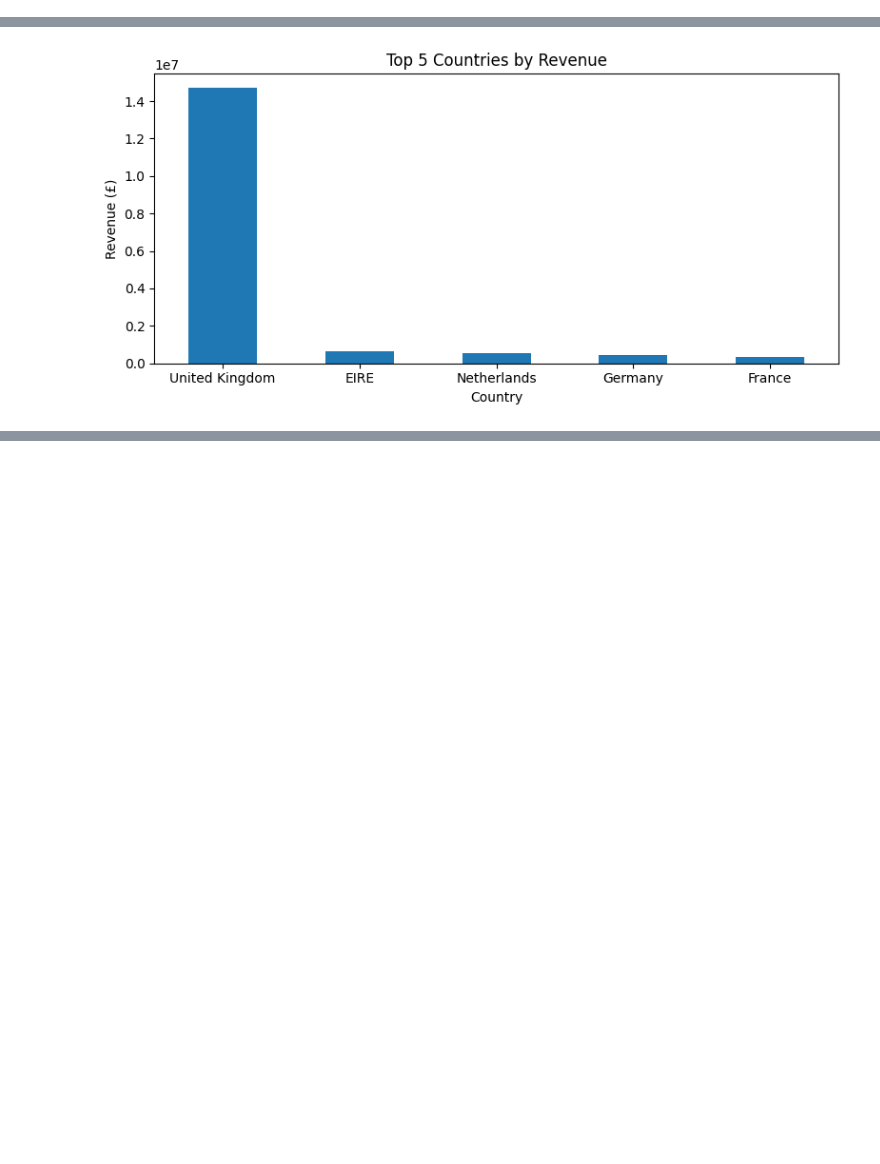
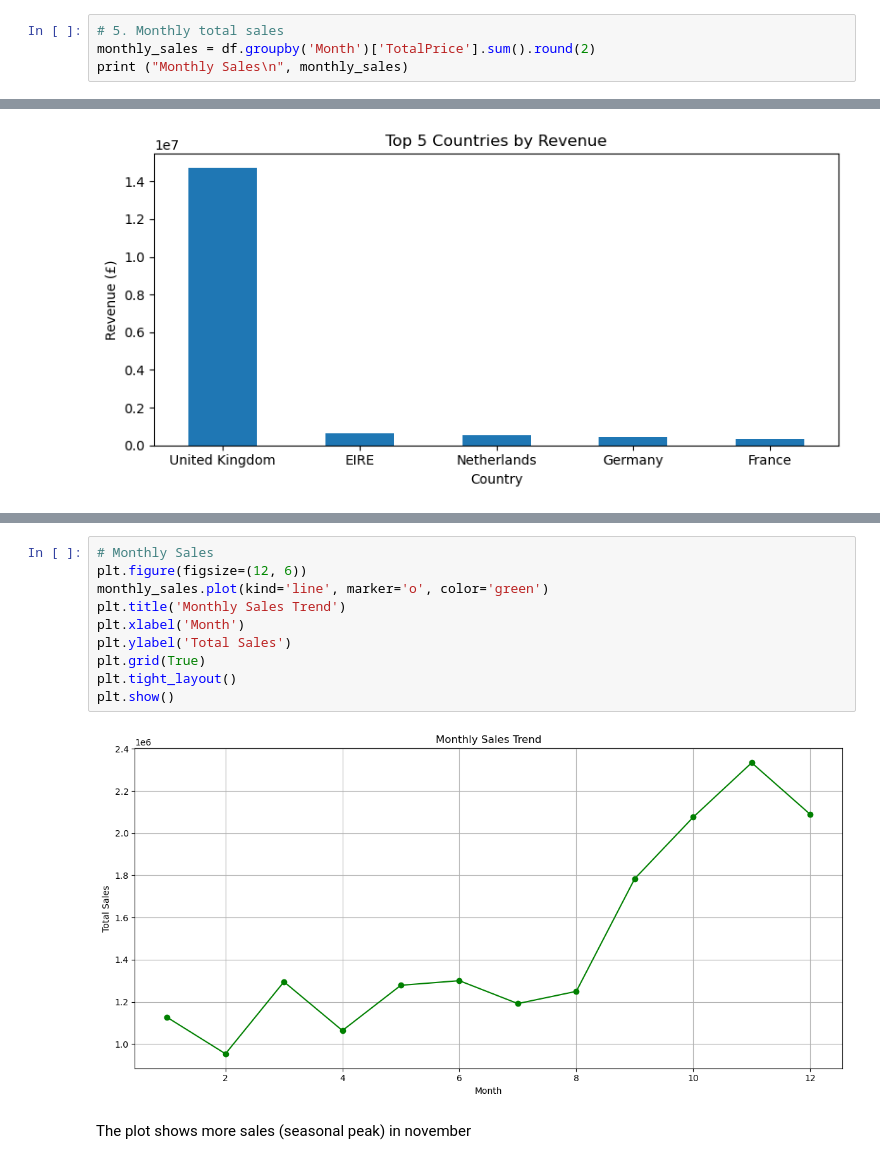
Before and after one commit to aaishakazi/E-Commerce-Data-Analysis, a Jupyter notebook: ECCode.ipynb, the cells around one changed output, grey strips where cells are left out. Saved outputs shown, nothing was run; the diff lists cells and outputs as text; blank space fills up the shorter version.

```diff
--- a/ECCode.ipynb
+++ b/ECCode.ipynb
@@ -89,0 +120,4 @@ Average Revenue per Customer: £3018.62
+# %%
+# 5. Monthly total sales
+monthly_sales = df.groupby('Month')['TotalPrice'].sum().round(2)
+print ("Monthly Sales\n", monthly_sales)
@@ -136,0 +200,14 @@ plt.show()
+# %%
+# Monthly Sales
+plt.figure(figsize=(12, 6))
+monthly_sales.plot(kind='line', marker='o', color='green')
+plt.title('Monthly Sales Trend')
+plt.xlabel('Month')
+plt.ylabel('Total Sales')
+plt.grid(True)
+plt.tight_layout()
+plt.show()
+# %% [output]
+[figure, added]
+# %% [markdown]
+The plot shows more sales (seasonal peak) in november
```
Also changed, not shown: parts of 10 cells of this notebook.
